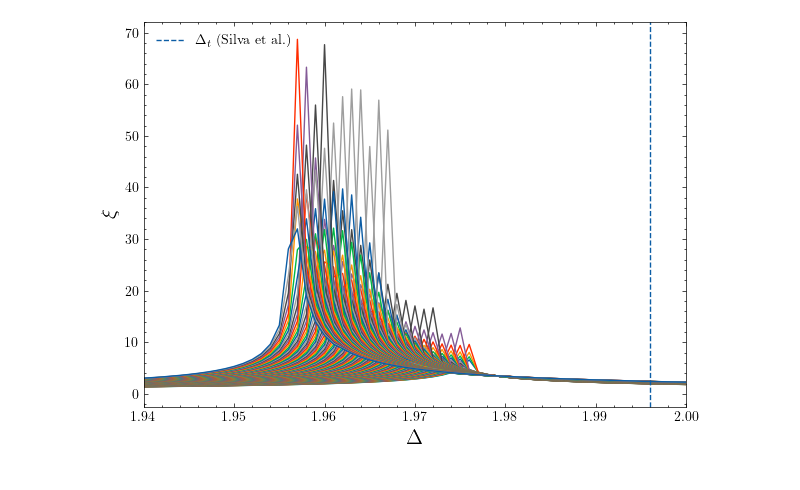
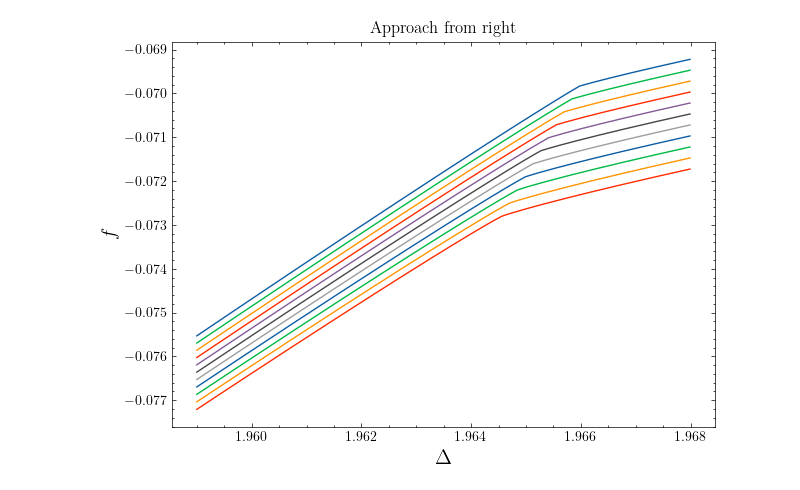
Before and after one commit to DerkNiessink/Blume, a Jupyter notebook: analysis/blume/tricritical.ipynb, the cells around one changed output. Saved outputs shown, nothing was run; the diff lists cells and outputs as text; code cells hidden in the pictures.

```diff
--- a/analysis/blume/tricritical.ipynb
+++ b/analysis/blume/tricritical.ipynb
@@ -47,0 +82,14 @@ Done
+# %%
+plt.figure(figsize= (7, 5))
+T_range = [T for T in np.arange(0.608, 0.613, 0.0005)]
+
+for temp in T_range:
+    data = read('14-06 12:27', f"temperature{temp}")
+    energies = compute(Prop.f, data)
+    plt.plot(data["couplings"], energies, label=f"T = {round(temp,3)}")
+
+plt.xlabel("$\Delta$", fontsize=15)
+plt.ylabel(r"$f$", fontsize=15)
+#plt.legend()
+plt.title("Approach from left")
+plt.show()
@@ -48,21 +98,15 @@ Done
 # %%
-T_range = [T for T in np.arange(0.57, 0.64, 0.0005)]
-delta_stars_left = []
-max_xis = []
+T_range = [T for T in np.arange(0.608, 0.613, 0.0005)]
 plt.figure(figsize= (7, 5))
 for temp in T_range:
-    data = read("06-06 01:11", f"temperature{temp}")
-    xis = compute(Prop.xi, data)
-    max_xis.append(max(xis))
-    plt.plot(data["couplings"], xis)
-    delta_stars_left.append(data["couplings"][xis.index(max(xis))])
+    data_inv = read('14-06 13:14', f"temperature{temp}")
+    energies_inv = compute(Prop.f, data_inv)
+    plt.plot(data["couplings"][::-1], energies_inv, label=f"T = {round(temp,3)}")
 
 plt.xlabel("$\Delta$", fontsize=15)
-plt.ylabel(r"$\xi$", fontsize=15)
+plt.ylabel(r"$f$", fontsize=15)
+plt.title("Approach from right")
 #plt.legend()
-plt.axvline(x= 1.996, linestyle="--", label = "$\Delta_t$ (Silva et al.)")
-plt.xlim(1.94, 2)
-plt.legend()
 plt.show()
 # %% [output]
-[figure, old version]
+[figure, new version]
```
Also changed, not shown: parts of 20 cells of this notebook, 12 other files.
